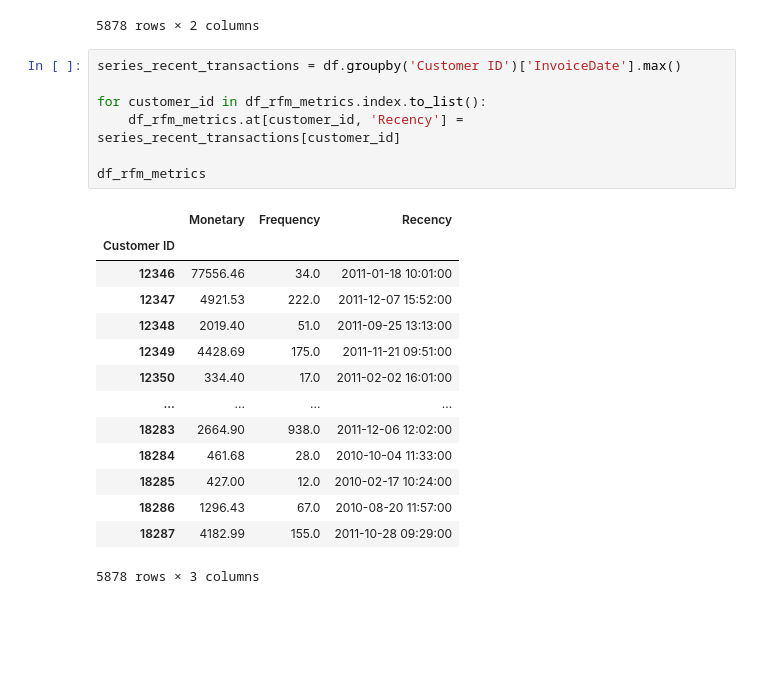
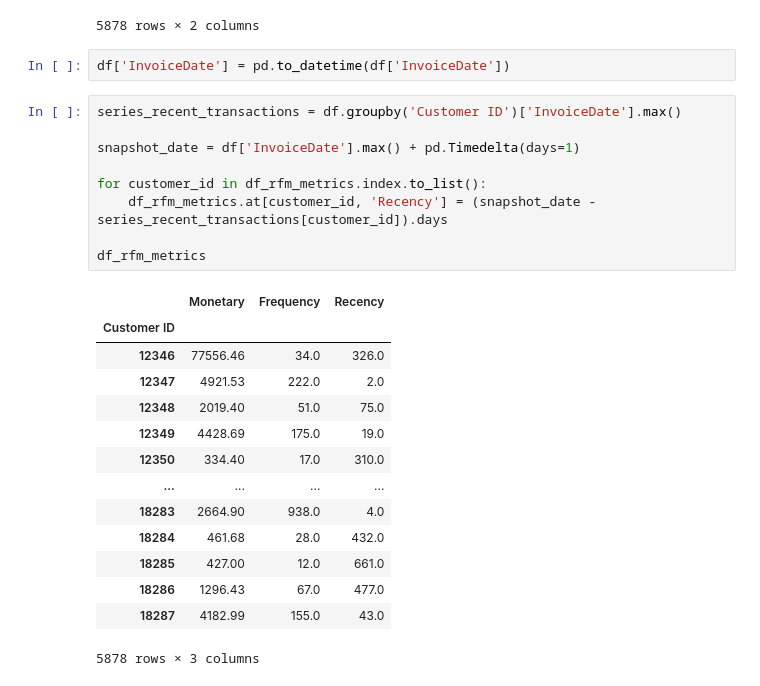
Before and after one commit to AmaKings9/online-retail-customer-analysis, a Jupyter notebook: notebooks/03_eda.ipynb, the cells around one changed output. Cells and saved outputs as stored; diff of their text form; blank space fills up the shorter version.

Commit message:
Update recency calculation for eda

```diff
--- a/notebooks/03_eda.ipynb
+++ b/notebooks/03_eda.ipynb
@@ -273,25 +273,29 @@ df_rfm_metrics
 | 18286 | 1296.43 | 67.0 |
 | 18287 | 4182.99 | 155.0 |
 5878 rows × 2 columns
+# %%
+df['InvoiceDate'] = pd.to_datetime(df['InvoiceDate'])
 # %%
 series_recent_transactions = df.groupby('Customer ID')['InvoiceDate'].max()
 
+snapshot_date = df['InvoiceDate'].max() + pd.Timedelta(days=1)
+
 for customer_id in df_rfm_metrics.index.to_list():
-    df_rfm_metrics.at[customer_id, 'Recency'] = series_recent_transactions[customer_id]
+    df_rfm_metrics.at[customer_id, 'Recency'] = (snapshot_date - series_recent_transactions[customer_id]).days
 
 df_rfm_metrics
 # %% [output]
 |  | Monetary | Frequency | Recency |
 | Customer ID |  |  |  |
-| 12346 | 77556.46 | 34.0 | 2011-01-18 10:01:00 |
-| 12347 | 4921.53 | 222.0 | 2011-12-07 15:52:00 |
-| 12348 | 2019.40 | 51.0 | 2011-09-25 13:13:00 |
-| 12349 | 4428.69 | 175.0 | 2011-11-21 09:51:00 |
-| 12350 | 334.40 | 17.0 | 2011-02-02 16:01:00 |
+| 12346 | 77556.46 | 34.0 | 326.0 |
+| 12347 | 4921.53 | 222.0 | 2.0 |
+| 12348 | 2019.40 | 51.0 | 75.0 |
+| 12349 | 4428.69 | 175.0 | 19.0 |
+| 12350 | 334.40 | 17.0 | 310.0 |
 | ... | ... | ... | ... |
-| 18283 | 2664.90 | 938.0 | 2011-12-06 12:02:00 |
-| 18284 | 461.68 | 28.0 | 2010-10-04 11:33:00 |
-| 18285 | 427.00 | 12.0 | 2010-02-17 10:24:00 |
-| 18286 | 1296.43 | 67.0 | 2010-08-20 11:57:00 |
-| 18287 | 4182.99 | 155.0 | 2011-10-28 09:29:00 |
+| 18283 | 2664.90 | 938.0 | 4.0 |
+| 18284 | 461.68 | 28.0 | 432.0 |
+| 18285 | 427.00 | 12.0 | 661.0 |
+| 18286 | 1296.43 | 67.0 | 477.0 |
+| 18287 | 4182.99 | 155.0 | 43.0 |
 5878 rows × 3 columns
```
